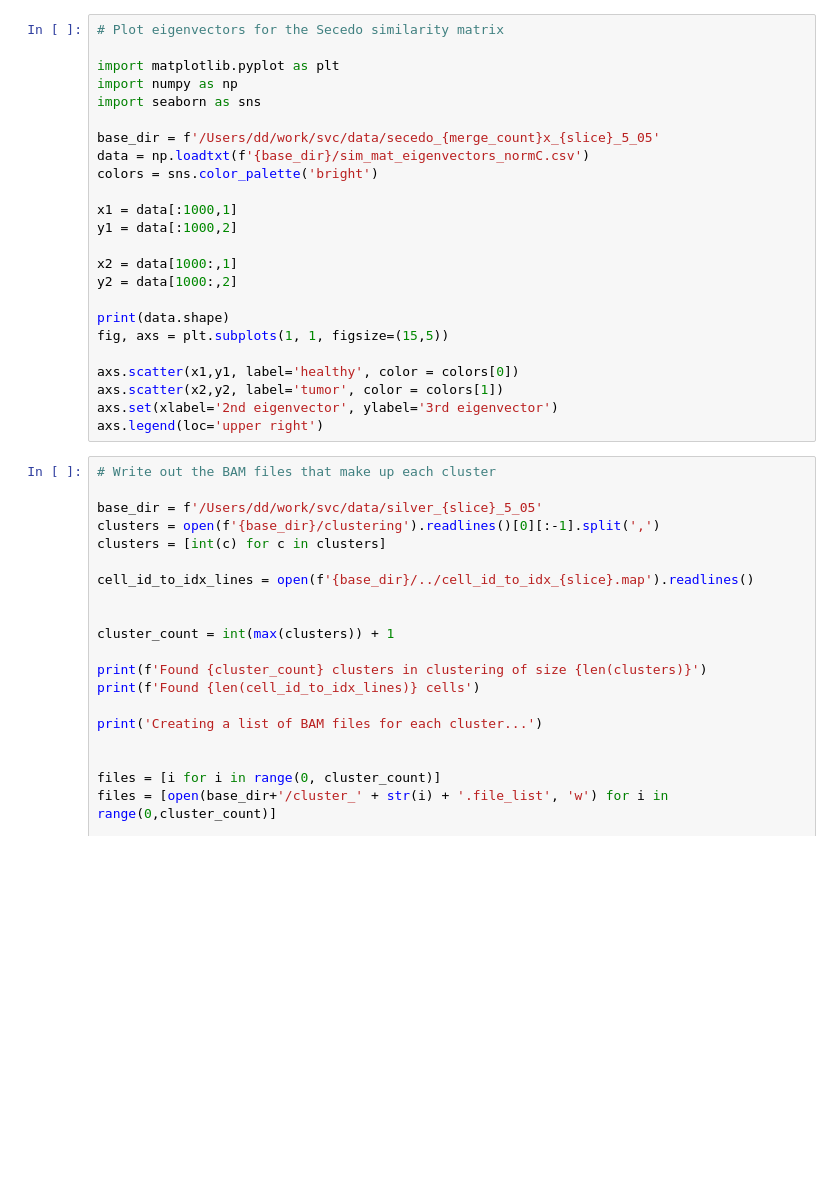
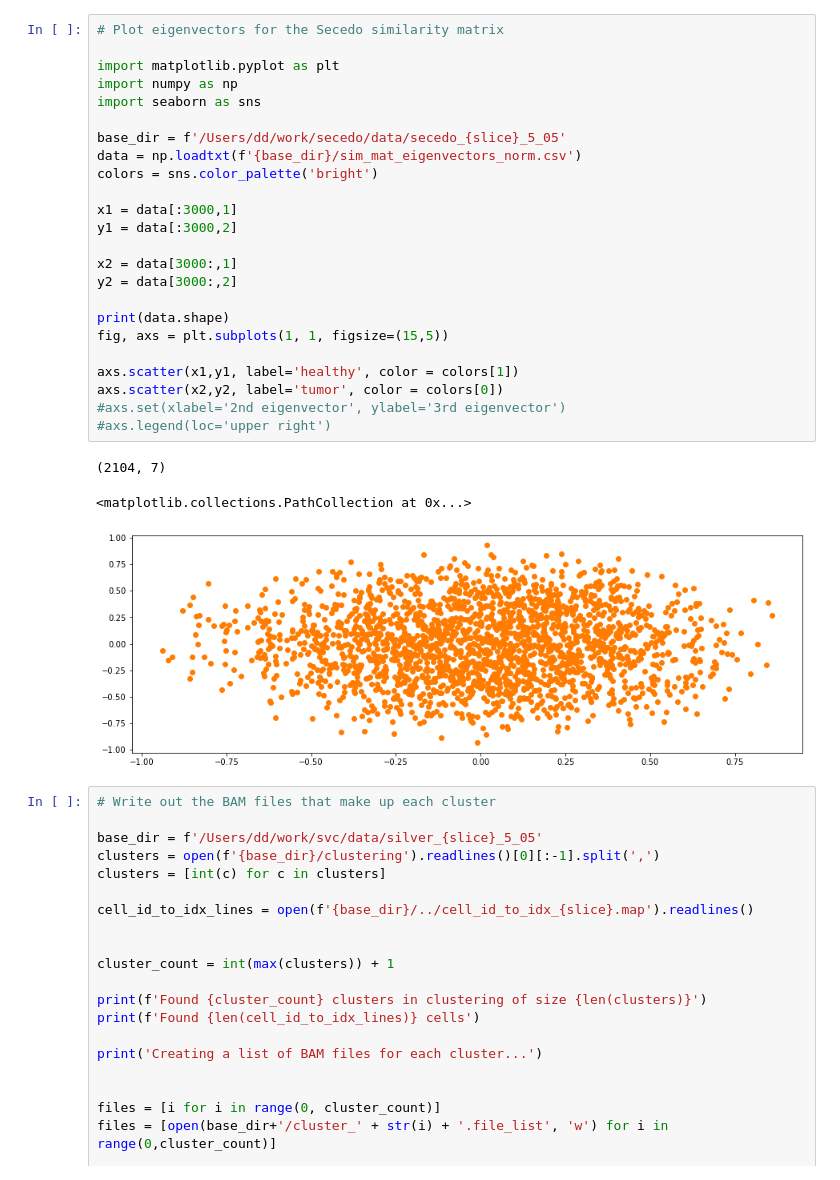
Before and after one commit to ratschlab/secedo-evaluation, a Jupyter notebook: notebooks/SecedoAnalyze.ipynb, the cells around one changed output. Drawn from its saved outputs; the diff is of its cells as text; blank space fills up the shorter version.

```diff
--- a/notebooks/SecedoAnalyze.ipynb
+++ b/notebooks/SecedoAnalyze.ipynb
@@ -160,27 +177,31 @@ print(f'ARI Score for Secedo clustering vs Chisel clustering is: {ari(clusters,
 # %%
 # Plot eigenvectors for the Secedo similarity matrix
 
 import matplotlib.pyplot as plt
 import numpy as np
 import seaborn as sns
 
-base_dir = f'/Users/dd/work/svc/data/secedo_{merge_count}x_{slice}_5_05'
-data = np.loadtxt(f'{base_dir}/sim_mat_eigenvectors_normC.csv')
+base_dir = f'/Users/dd/work/secedo/data/secedo_{slice}_5_05'
+data = np.loadtxt(f'{base_dir}/sim_mat_eigenvectors_norm.csv')
 colors = sns.color_palette('bright')
 
-x1 = data[:1000,1]
-y1 = data[:1000,2]
+x1 = data[:3000,1]
+y1 = data[:3000,2]
 
-x2 = data[1000:,1]
-y2 = data[1000:,2]
+x2 = data[3000:,1]
+y2 = data[3000:,2]
 
 print(data.shape)
 fig, axs = plt.subplots(1, 1, figsize=(15,5))
 
-axs.scatter(x1,y1, label='healthy', color = colors[0])
-axs.scatter(x2,y2, label='tumor', color = colors[1])
-axs.set(xlabel='2nd eigenvector', ylabel='3rd eigenvector')
-axs.legend(loc='upper right')
+axs.scatter(x1,y1, label='healthy', color = colors[1])
+axs.scatter(x2,y2, label='tumor', color = colors[0])
+#axs.set(xlabel='2nd eigenvector', ylabel='3rd eigenvector')
+#axs.legend(loc='upper right')
+# %% [output]
+(2104, 7)
+<matplotlib.collections.PathCollection at 0x...>
+[figure, added]
 # %%
 # Write out the BAM files that make up each cluster
 
```
Also changed, not shown: parts of 3 cells of this notebook, 3 other files.
